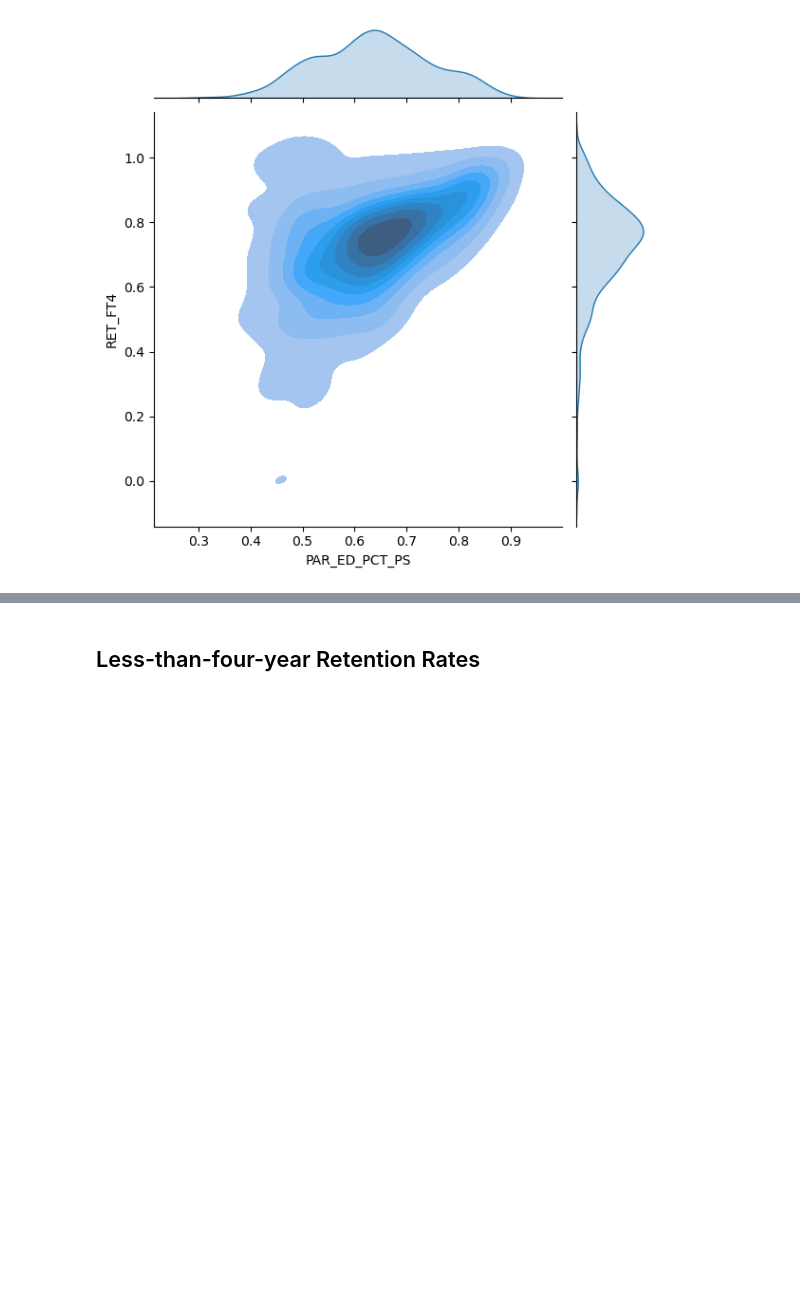
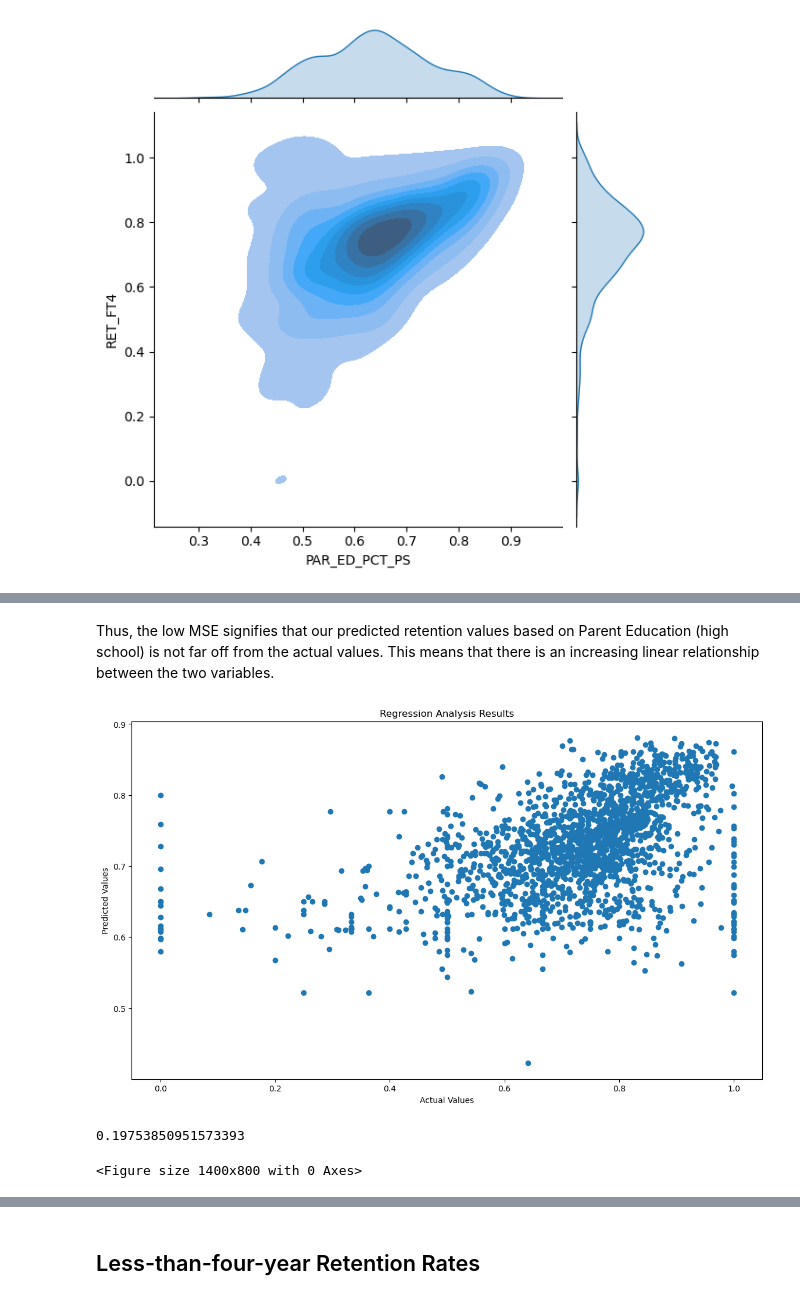
Before and after one commit to UCB-stat-159-s23/project-Group11, a Jupyter notebook: Prediction_Analysis.ipynb, the cells around one changed output, grey strips where cells are left out. Cells and saved outputs as stored; diff of their text form; code cells hidden in the pictures; blank space fills up the shorter version.

```diff
--- a/Prediction_Analysis.ipynb
+++ b/Prediction_Analysis.ipynb
@@ -147,0 +147,8 @@ These are far less than 0.05 so we reject the null and accept the alternate hypo
+# %% [markdown]
+Thus, the low MSE signifies that our predicted retention values based on Parent Education (high school) is not far off from the actual values. This means that there is an increasing linear relationship between the two variables.
+# %%
+regression_analysis_results(PAR_PS_RET_FT4.RET_FT4, prediction_analysis(PAR_PS_RET_FT4), 'PAR_ED_PSactual_vs_PAR_ED_PSpredicted.png')
+# %% [output]
+[figure, added]
+0.19753850951573393
+<Figure size 1400x800 with 0 Axes>
```
Also changed, not shown: parts of 39 cells of this notebook, 1 other file.
